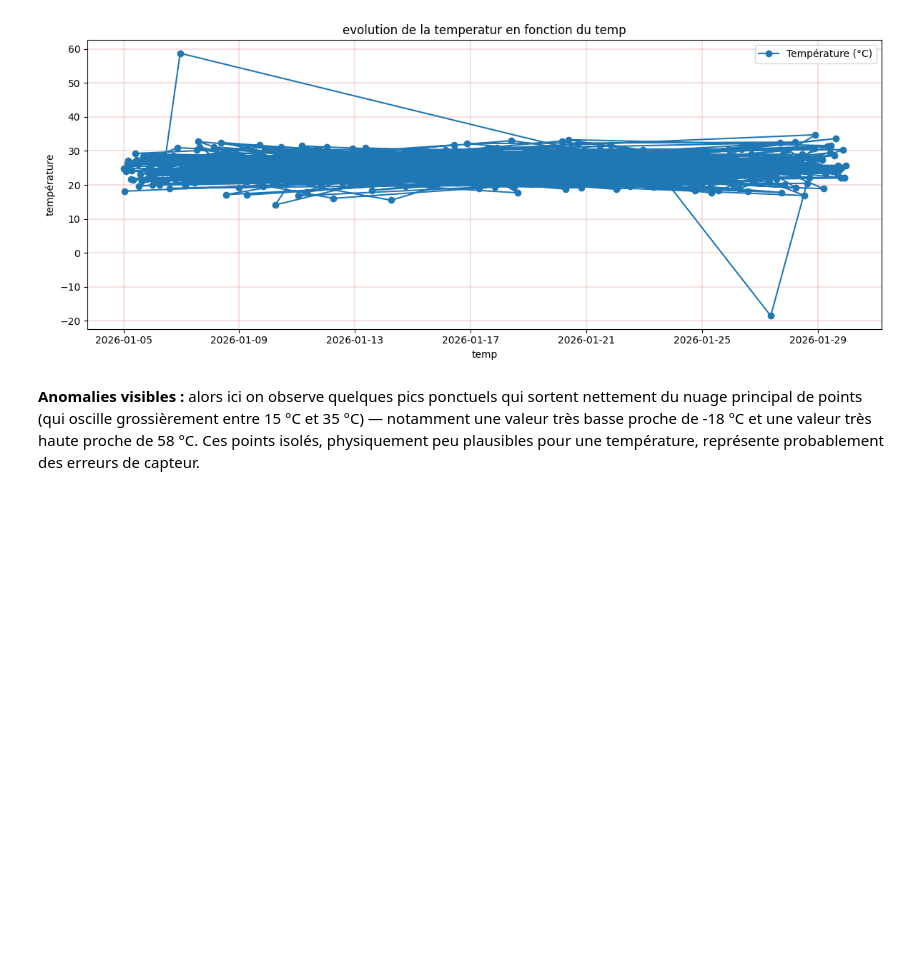
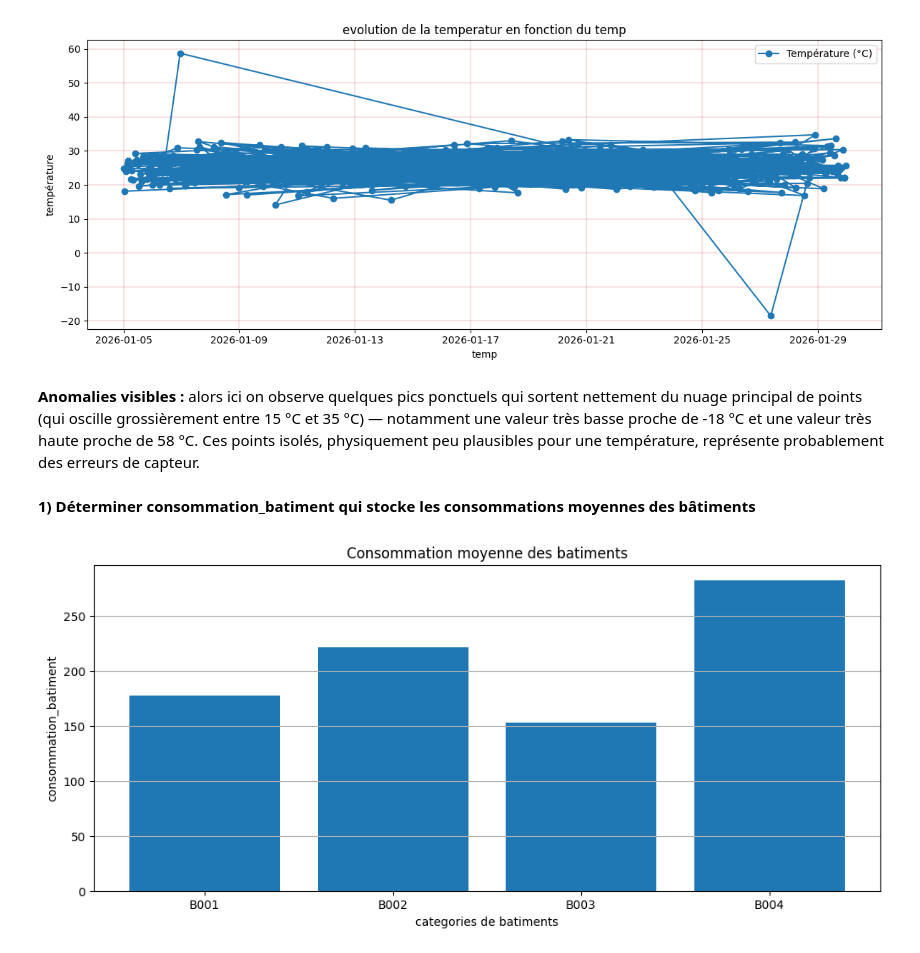
Before and after one commit to Youssoupha-ndiaye/TP_matplotlib_ODC_IA, a Jupyter notebook: atelier_matplotlib_iot/notebooks/atelier_matplotlib_iot.ipynb, the cells around one changed output. Saved outputs shown, nothing was run; the diff lists cells and outputs as text; code cells hidden in the pictures; blank space fills up the shorter version.

```diff
--- a/atelier_matplotlib_iot/notebooks/atelier_matplotlib_iot.ipynb
+++ b/atelier_matplotlib_iot/notebooks/atelier_matplotlib_iot.ipynb
@@ -45,3 +45,22 @@ plt.show()
 points (qui oscille grossièrement entre 15 °C et 35 °C) — notamment une valeur très basse
 proche de -18 °C et une valeur très haute proche de 58 °C. Ces points isolés, physiquement peu
 plausibles pour une température, représente probablement des erreurs de capteur.
+# %% [markdown]
+**1) Déterminer consommation_batiment qui stocke les consommations moyennes des bâtiments**
+# %%
+cons_batiment = df.groupby("batiment")["consommation"].mean()
+
+cons_batiment.index # maitenant ce sera nos categorie
+cons_batiment # et là nous aurons nos vaaleurs
+
+fig, ax=plt.subplots(figsize=(12,5))
+
+plt.bar(cons_batiment.index,cons_batiment)
+ax.set_title("Consommation moyenne des batiments")
+ax.set_xlabel("categories de batiments")
+ax.set_ylabel("consommation_batiment")
+plt.grid(axis="y")
+
+plt.show()
+# %% [output]
+[figure, added]
```
Also changed, not shown: parts of 6 cells of this notebook.
